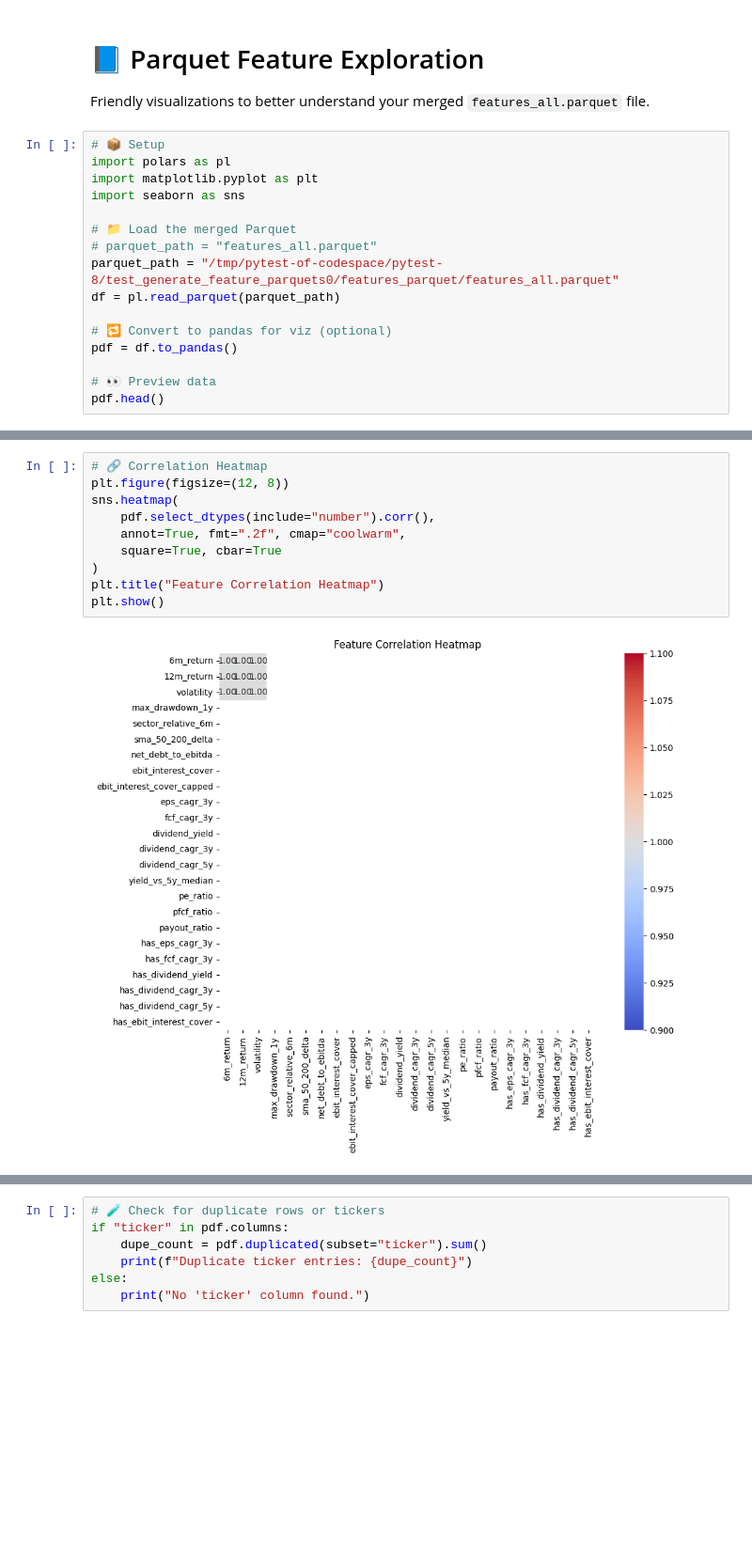
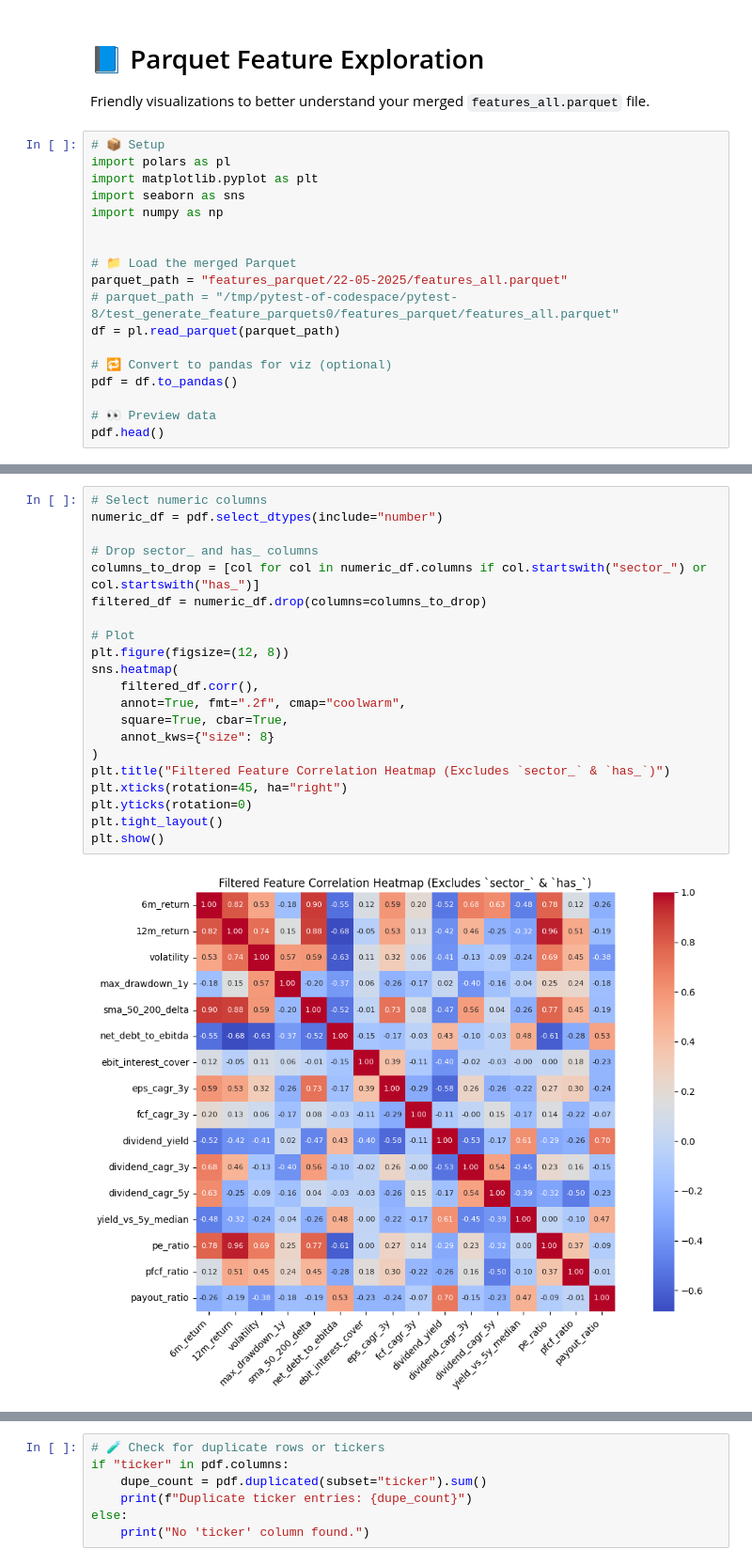
Before and after one commit to IMGitH/dvmax, a Jupyter notebook: explore_parquet.ipynb, the cells around one changed output, grey strips where cells are left out. Shown at 94% size. Saved outputs shown, nothing was run; the diff lists cells and outputs as text; blank space fills up the shorter version.

```diff
--- a/explore_parquet.ipynb
+++ b/explore_parquet.ipynb
@@ -6,10 +6,12 @@ Friendly visualizations to better understand your merged `features_all.parquet`
 import polars as pl
 import matplotlib.pyplot as plt
 import seaborn as sns
+import numpy as np
+
 
 # 📁 Load the merged Parquet
-# parquet_path = "features_all.parquet"
-parquet_path = "/tmp/pytest-of-codespace/pytest-8/test_generate_feature_parquets0/features_parquet/features_all.parquet"
+parquet_path = "features_parquet/22-05-2025/features_all.parquet"
+# parquet_path = "/tmp/pytest-of-codespace/pytest-8/test_generate_feature_parquets0/features_parquet/features_all.parquet"
 df = pl.read_parquet(parquet_path)
 
 # 🔁 Convert to pandas for viz (optional)
@@ -91,13 +127,24 @@ plt.show()
 # %%
-# 🔗 Correlation Heatmap
+# Select numeric columns
+numeric_df = pdf.select_dtypes(include="number")
+
+# Drop sector_ and has_ columns
+columns_to_drop = [col for col in numeric_df.columns if col.startswith("sector_") or col.startswith("has_")]
+filtered_df = numeric_df.drop(columns=columns_to_drop)
+
+# Plot
 plt.figure(figsize=(12, 8))
 sns.heatmap(
-    pdf.select_dtypes(include="number").corr(),
+    filtered_df.corr(),
     annot=True, fmt=".2f", cmap="coolwarm",
-    square=True, cbar=True
+    square=True, cbar=True,
+    annot_kws={"size": 8}
 )
-plt.title("Feature Correlation Heatmap")
+plt.title("Filtered Feature Correlation Heatmap (Excludes `sector_` & `has_`)")
+plt.xticks(rotation=45, ha="right")
+plt.yticks(rotation=0)
+plt.tight_layout()
 plt.show()
 # %% [output]
-[figure, old version]
+[figure, new version]
 # %%
```
Also changed, not shown: parts of 8 cells of this notebook.
